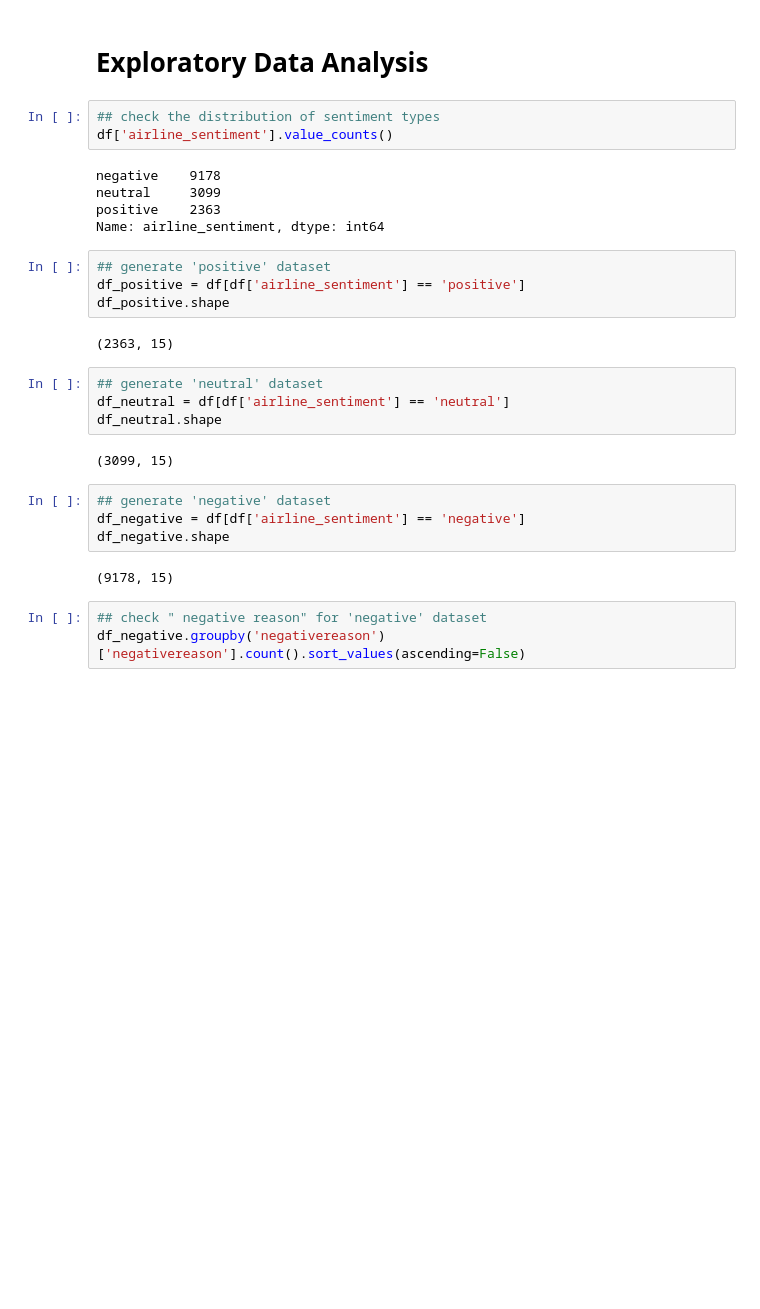
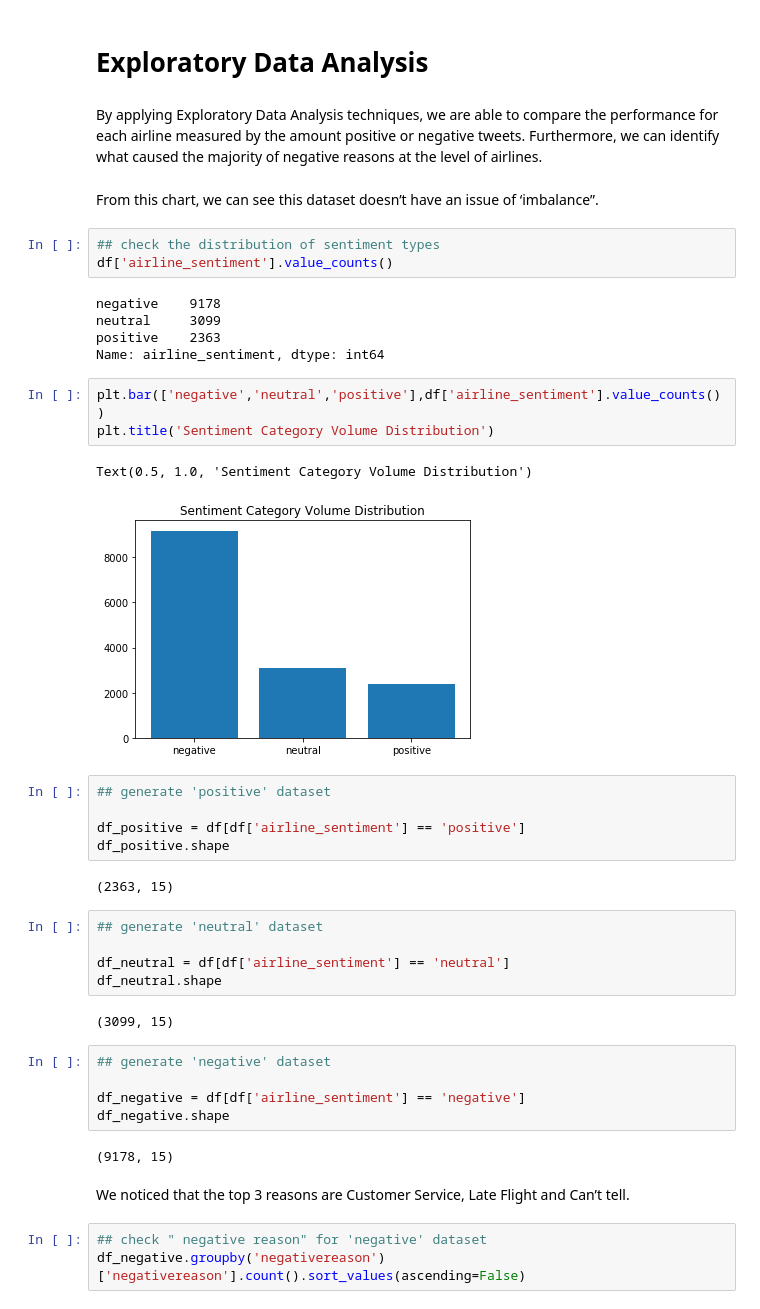
Before and after one commit to stevesong1121/Springboard-Course-Capstone-Project-2, a Jupyter notebook: Capstone Project 2 .ipynb, the cells around one changed output. Cells and saved outputs as stored; diff of their text form; blank space fills up the shorter version.

```diff
--- a/Capstone Project 2 .ipynb
+++ b/Capstone Project 2 .ipynb
@@ -55,5 +71,11 @@ df.head(2)
 # %% [markdown]
 # Exploratory Data Analysis
+# %% [markdown]
+By applying Exploratory Data Analysis techniques, we are able to compare the performance for each airline
+measured by the amount positive or negative tweets.
+Furthermore, we can identify what caused the majority of negative reasons at the level of airlines.
+# %% [markdown]
+From this chart, we can see this dataset doesn’t have an issue of ‘imbalance”.
 # %%
 ## check the distribution of sentiment types
 df['airline_sentiment'].value_counts()
@@ -62,24 +84,35 @@ negative    9178
 neutral     3099
 positive    2363
 Name: airline_sentiment, dtype: int64
+# %%
+plt.bar(['negative','neutral','positive'],df['airline_sentiment'].value_counts())
+plt.title('Sentiment Category Volume Distribution')
+# %% [output]
+Text(0.5, 1.0, 'Sentiment Category Volume Distribution')
+[figure, added]
 # %%
 ## generate 'positive' dataset
+
 df_positive = df[df['airline_sentiment'] == 'positive']
 df_positive.shape
 # %% [output]
 (2363, 15)
 # %%
 ## generate 'neutral' dataset
+
 df_neutral = df[df['airline_sentiment'] == 'neutral']
 df_neutral.shape
 # %% [output]
 (3099, 15)
 # %%
 ## generate 'negative' dataset
+
 df_negative = df[df['airline_sentiment'] == 'negative']
 df_negative.shape
 # %% [output]
 (9178, 15)
+# %% [markdown]
+We noticed that the top 3 reasons are Customer Service, Late Flight and Can’t tell.
 # %%
 ## check " negative reason" for 'negative' dataset
 df_negative.groupby('negativereason')['negativereason'].count().sort_values(ascending=False)
```
Also changed, not shown: parts of 82 cells of this notebook.
